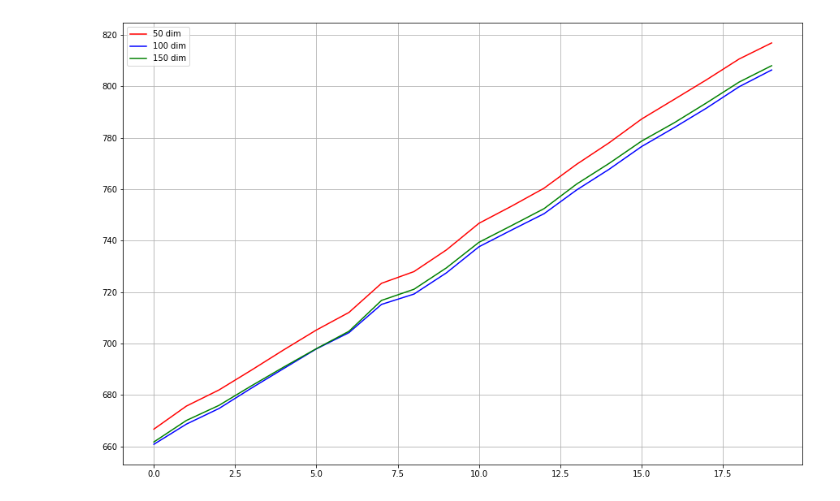
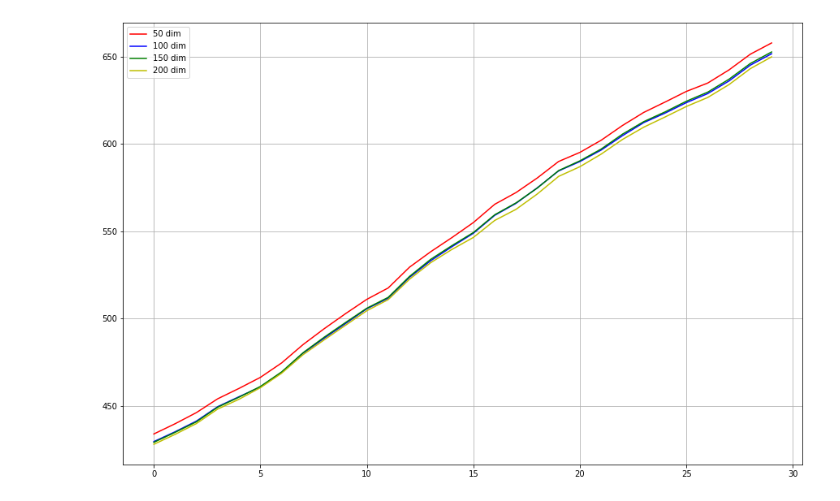
Before and after one commit to truythu169/skip-gram, a Jupyter notebook: snml/models/evaluate dims.ipynb, the cells around one changed output. Drawn from its saved outputs; the diff is of its cells as text; code cells hidden in the pictures.

```diff
--- a/snml/models/evaluate dims.ipynb
+++ b/snml/models/evaluate dims.ipynb
@@ -6,17 +6,20 @@ import matplotlib.pyplot as plt
 dim50 = np.genfromtxt('31epochs/50dim/scope-100-snml_length.txt', delimiter=',').astype(float)
 dim100 = np.genfromtxt('31epochs/100dim/scope-100-snml_length.txt', delimiter=',').astype(float)
 dim150 = np.genfromtxt('31epochs/150dim/scope-100-snml_length.txt', delimiter=',').astype(float)
+dim200 = np.genfromtxt('31epochs/200dim/scope-100-snml_length.txt', delimiter=',').astype(float)
 # %%
 cum_dim50 = np.cumsum(dim50)
 cum_dim100 = np.cumsum(dim100)
 cum_dim150 = np.cumsum(dim150)
+cum_dim200 = np.cumsum(dim200)
 
 plt.figure(figsize=(15,10))
 plt.grid()
-plt.plot(cum_dim50[80:], 'r', label='50 dim')
-plt.plot(cum_dim100[80:], 'b', label='100 dim')
-plt.plot(cum_dim150[80:], 'g', label='150 dim')
+plt.plot(cum_dim50[50:80], 'r', label='50 dim')
+plt.plot(cum_dim100[50:80], 'b', label='100 dim')
+plt.plot(cum_dim150[50:80], 'g', label='150 dim')
+plt.plot(cum_dim200[50:80], 'y', label='200 dim')
 plt.legend()
 plt.show()
 # %% [output]
-[figure, old version]
+[figure, new version]
```
Also changed, not shown: 1 other file.
